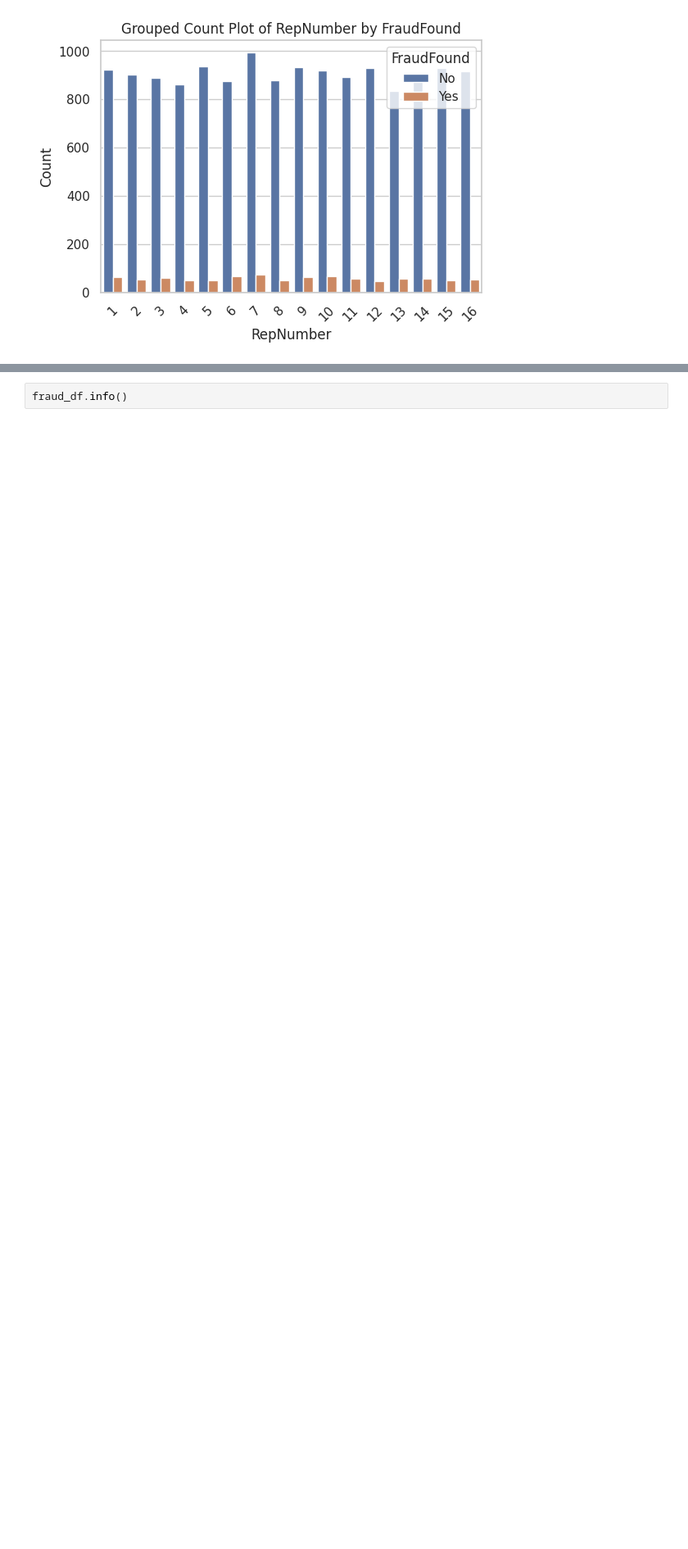
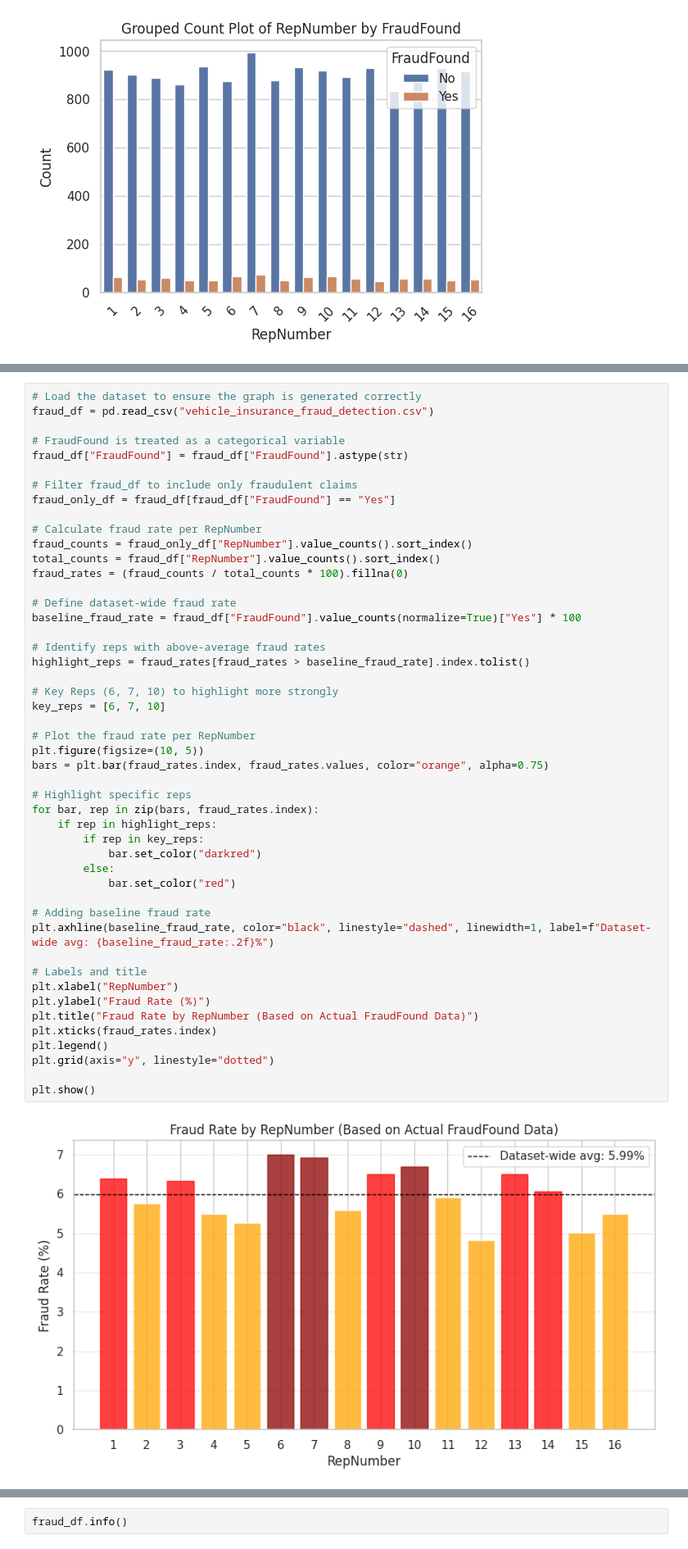
Before and after one commit to KonstantinTc/OMDS-ModB2-Week6-Tcelms-Konstantin, a Jupyter notebook: OMDS-ModB2-Week6-Tcelms-Konstantin.ipynb, the cells around one changed output, grey strips where cells are left out. Shown at 82% size. Saved outputs shown, nothing was run; the diff lists cells and outputs as text; blank space fills up the shorter version.

```diff
--- a/OMDS-ModB2-Week6-Tcelms-Konstantin.ipynb
+++ b/OMDS-ModB2-Week6-Tcelms-Konstantin.ipynb
@@ -313,3 +322,53 @@ plt.show()
+# %%
+# Load the dataset to ensure the graph is generated correctly
+fraud_df = pd.read_csv("vehicle_insurance_fraud_detection.csv")
+
+# FraudFound is treated as a categorical variable
+fraud_df["FraudFound"] = fraud_df["FraudFound"].astype(str)
+
+# Filter fraud_df to include only fraudulent claims
+fraud_only_df = fraud_df[fraud_df["FraudFound"] == "Yes"]
+
+# Calculate fraud rate per RepNumber
+fraud_counts = fraud_only_df["RepNumber"].value_counts().sort_index()
+total_counts = fraud_df["RepNumber"].value_counts().sort_index()
+fraud_rates = (fraud_counts / total_counts * 100).fillna(0)
+
+# Define dataset-wide fraud rate
+baseline_fraud_rate = fraud_df["FraudFound"].value_counts(normalize=True)["Yes"] * 100
+
+# Identify reps with above-average fraud rates
+highlight_reps = fraud_rates[fraud_rates > baseline_fraud_rate].index.tolist()
+
+# Key Reps (6, 7, 10) to highlight more strongly
+key_reps = [6, 7, 10]
+
+# Plot the fraud rate per RepNumber
+plt.figure(figsize=(10, 5))
+bars = plt.bar(fraud_rates.index, fraud_rates.values, color="orange", alpha=0.75)
+
+# Highlight specific reps
+for bar, rep in zip(bars, fraud_rates.index):
+    if rep in highlight_reps:
+        if rep in key_reps:
+            bar.set_color("darkred")
+        else:
+            bar.set_color("red")
+
+# Adding baseline fraud rate
+plt.axhline(baseline_fraud_rate, color="black", linestyle="dashed", linewidth=1, label=f"Dataset-wide avg: {baseline_fraud_rate:.2f}%")
+
+# Labels and title
+plt.xlabel("RepNumber")
+plt.ylabel("Fraud Rate (%)")
+plt.title("Fraud Rate by RepNumber (Based on Actual FraudFound Data)")
+plt.xticks(fraud_rates.index)
+plt.legend()
+plt.grid(axis="y", linestyle="dotted")
+
+plt.show()
+# %% [output]
+[figure, added]
 # %%
 # Convert FraudFound to numeric (1 for Fraudulent, 0 for Non-Fraudulent)
 fraud_df["FraudFound"] = fraud_df["FraudFound"].map({"No": 0, "Yes": 1})
```
Also changed, not shown: parts of 4 cells of this notebook.
